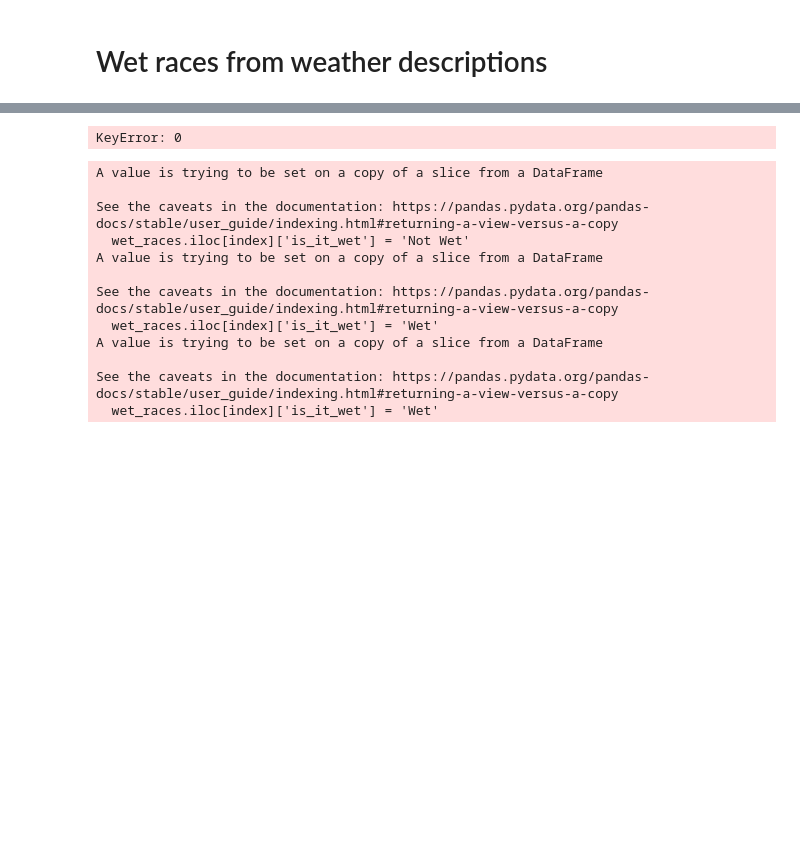
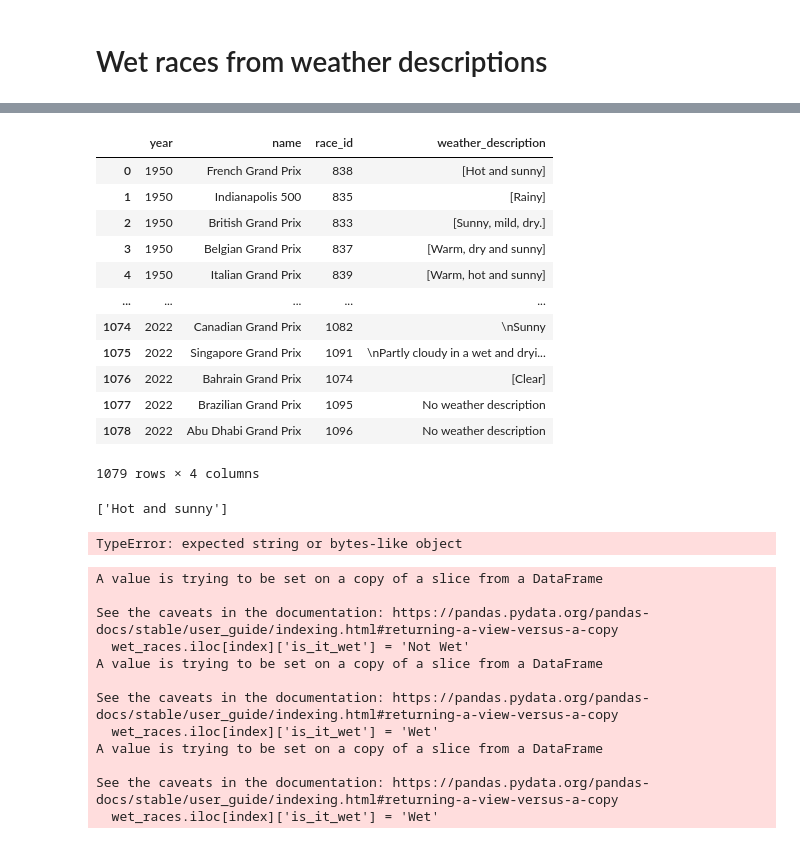
Before and after one commit to MitchellGleason/F1-Data-Analysis--Wet-Races, a Jupyter notebook: wet_races.ipynb, the cells around one changed output, grey strips where cells are left out. Drawn from its saved outputs; the diff is of its cells as text; code cells hidden in the pictures; blank space fills up the shorter version.

```diff
--- a/wet_races.ipynb
+++ b/wet_races.ipynb
@@ -236,14 +280,42 @@ wet_races
+# %%
+#'weather_description' column seems to have both strings and lists, so we need to convert all to strings
+#Thank you cs95: stackoverflow.com/questions/45306988/column-of-lists-convert-list-to-string-as-a-new-column
+for index, row in wet_races.iterrows():
+    if wet_races.iloc[index]['weather_description'] == list:
+        wet_races.iloc[index]['weather_description'] = [','.join(map(str, x)) for x in wet_races['weather_description']]
+        #i = str(i)
+        #i = i.replace('[', '').replace(']', '').replace("'", '').replace(',', '')
+# %%
+wet_races
+# %% [output]
+|  | year | name | race_id | weather_description |
+| 0 | 1950 | French Grand Prix | 838 | [Hot and sunny] |
+| 1 | 1950 | Indianapolis 500 | 835 | [Rainy] |
+| 2 | 1950 | British Grand Prix | 833 | [Sunny, mild, dry.] |
+| 3 | 1950 | Belgian Grand Prix | 837 | [Warm, dry and sunny] |
+| 4 | 1950 | Italian Grand Prix | 839 | [Warm, hot and sunny] |
+| ... | ... | ... | ... | ... |
+| 1074 | 2022 | Canadian Grand Prix | 1082 | \nSunny |
+| 1075 | 2022 | Singapore Grand Prix | 1091 | \nPartly cloudy in a wet and dryi... |
+| 1076 | 2022 | Bahrain Grand Prix | 1074 | [Clear] |
+| 1077 | 2022 | Brazilian Grand Prix | 1095 | No weather description |
+| 1078 | 2022 | Abu Dhabi Grand Prix | 1096 | No weather description |
+1079 rows × 4 columns
+# %%
+wet_races.iloc[0]['weather_description']
+# %% [output]
+['Hot and sunny']
 # %%
 for index, row in wet_races.iterrows():
     r = re.compile('rain|wet|rainy|typhoon|monsoon', re.IGNORECASE)
-    count = len(r.findall(wet_races[index]['weather_description']))
+    count = len(r.findall(wet_races.iloc[index]['weather_description']))
 
     if count >= 1:
-        wet_races[index]['is_it_wet'] = 'Wet'
+        wet_races.iloc[index]['is_it_wet'] = 'Wet'
     elif count == 0:
-        wet_races[index]['is_it_wet'] = 'Not Wet'
+        wet_races.iloc[index]['is_it_wet'] = 'Not Wet'
 # %% [output]
-KeyError: 0
+TypeError: expected string or bytes-like object
 # %%
 for index, row in wet_races.iterrows():
     if 'rain' in wet_races.iloc[index]['weather_description']:
```
Also changed, not shown: parts of 11 cells of this notebook.
